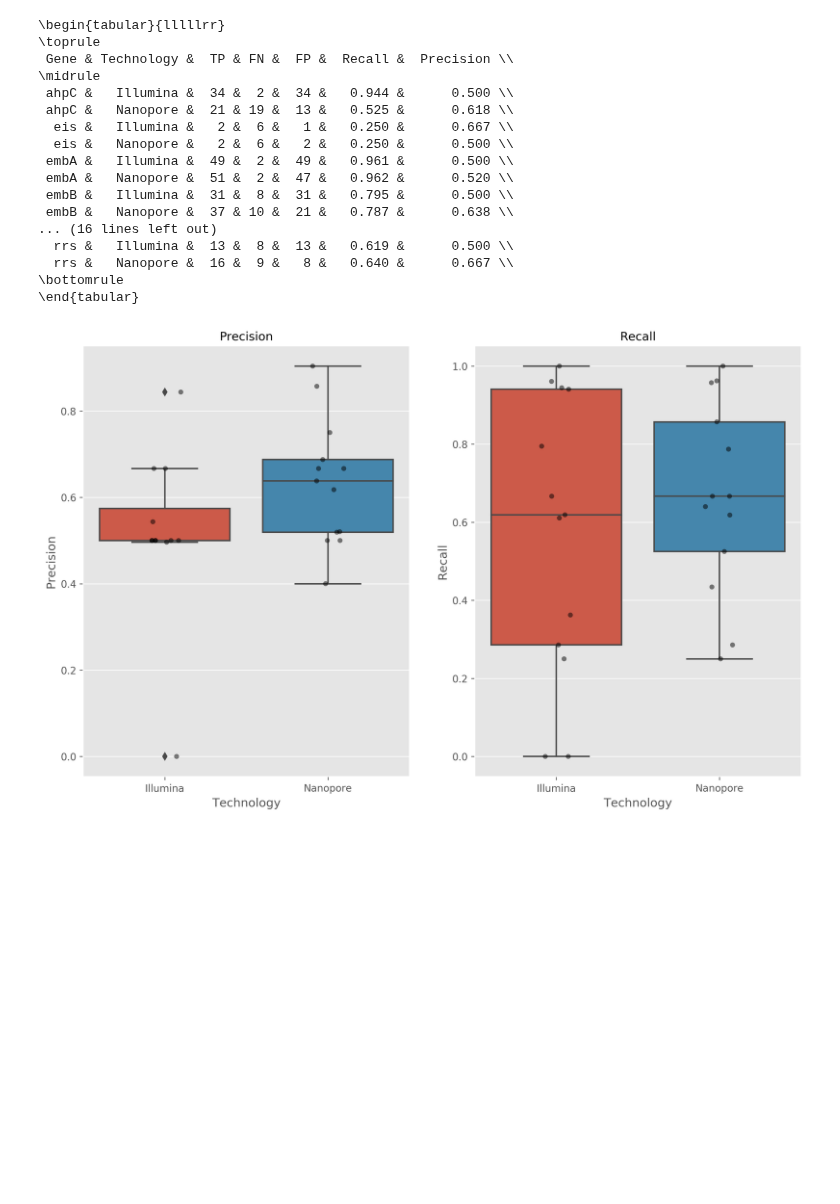
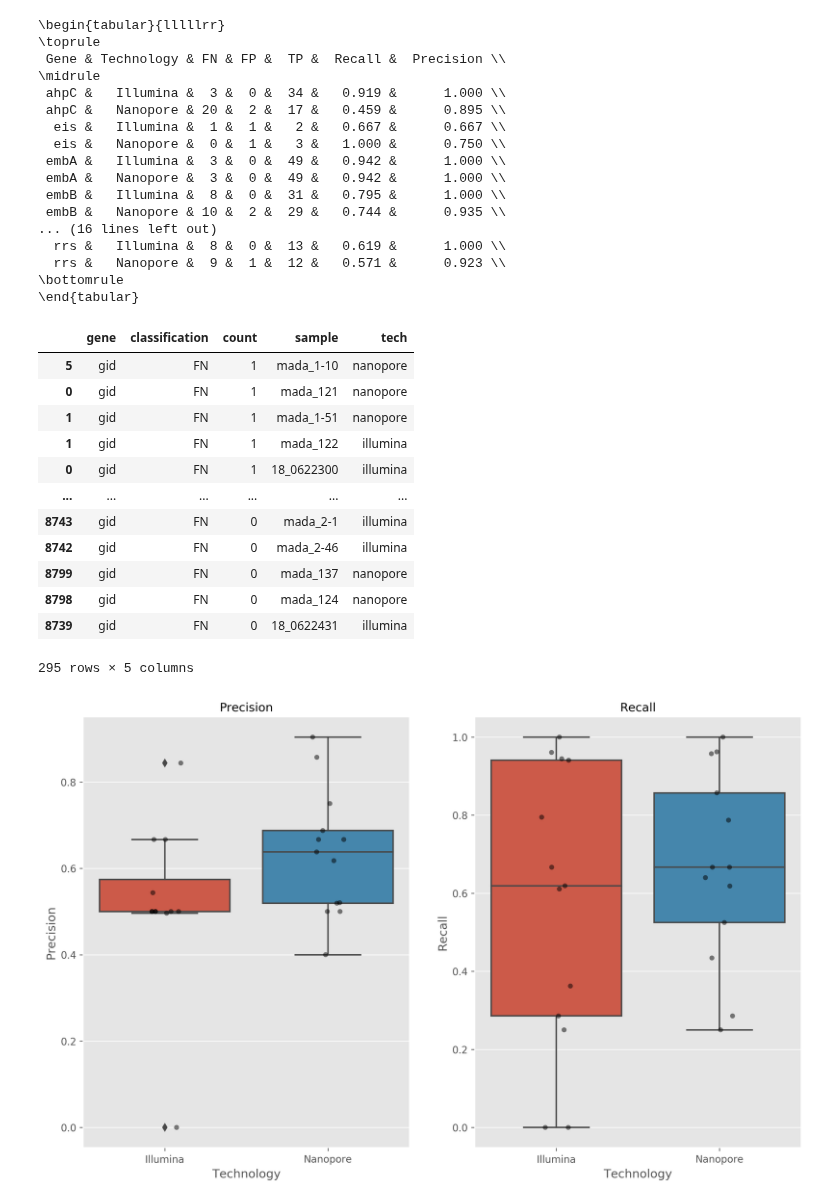
Before and after one commit to mbhall88/head_to_head_pipeline, a Jupyter notebook: analysis/resistance_prediction/workflow/notebooks/novel_variant_analysis.ipynb, the cells around one changed output. Cells and saved outputs as stored; diff of their text form; code cells hidden in the pictures; blank space fills up the shorter version.

```diff
--- a/analysis/resistance_prediction/workflow/notebooks/novel_variant_analysis.ipynb
+++ b/analysis/resistance_prediction/workflow/notebooks/novel_variant_analysis.ipynb
@@ -286,13 +385,13 @@ def precision(row):
         return None
 # %%
 tbl = defaultdict(dict)
-for i, row in df.iterrows():
+for i, row in genes.iterrows():
     ix = (row["gene"], row["tech"])
     try:
         tbl[ix][row["classification"]][0] += row["count"]
-        tbl[ix][row["classification"]][1] += int(row["is_indel"])
+#         tbl[ix][row["classification"]][1] += int(row["is_indel"])
     except KeyError:
-        tbl[ix][row["classification"]] = [row["count"], int(row["is_indel"])]
+        tbl[ix][row["classification"]] = [row["count"]]
 
 tbl = pd.DataFrame(tbl).T.fillna(0).sort_index().applymap(format_cell)
 tbl = tbl.reset_index().rename(columns={"level_0": "Gene", "level_1": "Technology"})
@@ -304,21 +403,37 @@ print(tex)
 # %% [output]
 \begin{tabular}{lllllrr}
 \toprule
- Gene & Technology &  TP & FN &  FP &  Recall &  Precision \\
+ Gene & Technology & FN & FP &  TP &  Recall &  Precision \\
 \midrule
- ahpC &   Illumina &  34 &  2 &  34 &   0.944 &      0.500 \\
- ahpC &   Nanopore &  21 & 19 &  13 &   0.525 &      0.618 \\
-  eis &   Illumina &   2 &  6 &   1 &   0.250 &      0.667 \\
-  eis &   Nanopore &   2 &  6 &   2 &   0.250 &      0.500 \\
- embA &   Illumina &  49 &  2 &  49 &   0.961 &      0.500 \\
- embA &   Nanopore &  51 &  2 &  47 &   0.962 &      0.520 \\
- embB &   Illumina &  31 &  8 &  31 &   0.795 &      0.500 \\
- embB &   Nanopore &  37 & 10 &  21 &   0.787 &      0.638 \\
+ ahpC &   Illumina &  3 &  0 &  34 &   0.919 &      1.000 \\
+ ahpC &   Nanopore & 20 &  2 &  17 &   0.459 &      0.895 \\
+  eis &   Illumina &  1 &  1 &   2 &   0.667 &      0.667 \\
+  eis &   Nanopore &  0 &  1 &   3 &   1.000 &      0.750 \\
+ embA &   Illumina &  3 &  0 &  49 &   0.942 &      1.000 \\
+ embA &   Nanopore &  3 &  0 &  49 &   0.942 &      1.000 \\
+ embB &   Illumina &  8 &  0 &  31 &   0.795 &      1.000 \\
+ embB &   Nanopore & 10 &  2 &  29 &   0.744 &      0.935 \\
 ... (16 lines left out)
-  rrs &   Illumina &  13 &  8 &  13 &   0.619 &      0.500 \\
-  rrs &   Nanopore &  16 &  9 &   8 &   0.640 &      0.667 \\
+  rrs &   Illumina &  8 &  0 &  13 &   0.619 &      1.000 \\
+  rrs &   Nanopore &  9 &  1 &  12 &   0.571 &      0.923 \\
 \bottomrule
 \end{tabular}
+# %%
+df.query("gene=='gid' and classification == 'FN'")
+# %% [output]
+|  | gene | classification | count | sample | tech |
+| 5 | gid | FN | 1 | mada_1-10 | nanopore |
+| 0 | gid | FN | 1 | mada_121 | nanopore |
+| 1 | gid | FN | 1 | mada_1-51 | nanopore |
+| 1 | gid | FN | 1 | mada_122 | illumina |
+| 0 | gid | FN | 1 | 18_0622300 | illumina |
+| ... | ... | ... | ... | ... | ... |
+| 8743 | gid | FN | 0 | mada_2-1 | illumina |
+| 8742 | gid | FN | 0 | mada_2-46 | illumina |
+| 8799 | gid | FN | 0 | mada_137 | nanopore |
+| 8798 | gid | FN | 0 | mada_124 | nanopore |
+| 8739 | gid | FN | 0 | 18_0622431 | illumina |
+295 rows × 5 columns
 # %%
 fig, axes = plt.subplots(ncols=2, figsize=FIGSIZE, dpi=DPI)
 hue_order = ["FN", "TP", "FP"]
```
Also changed, not shown: parts of 30 cells of this notebook, 3 other files.
